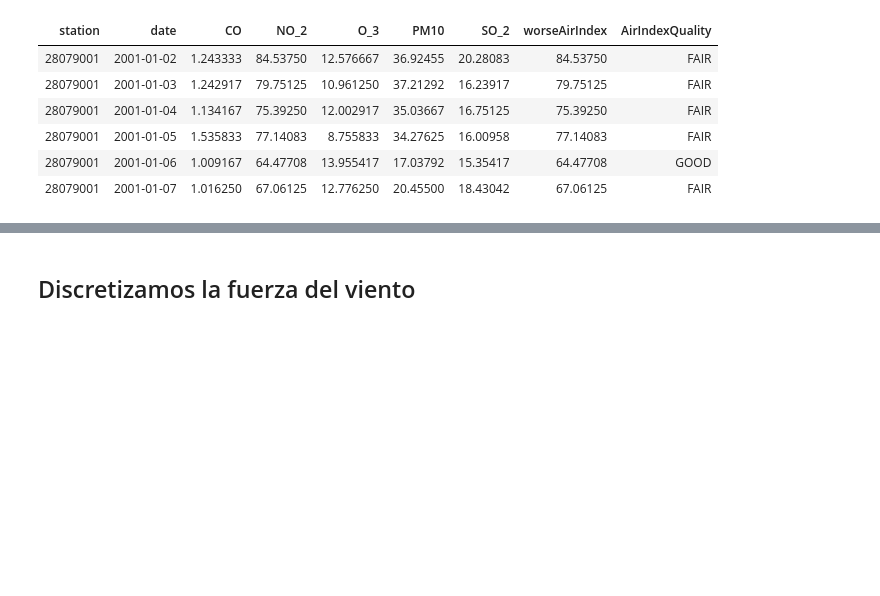
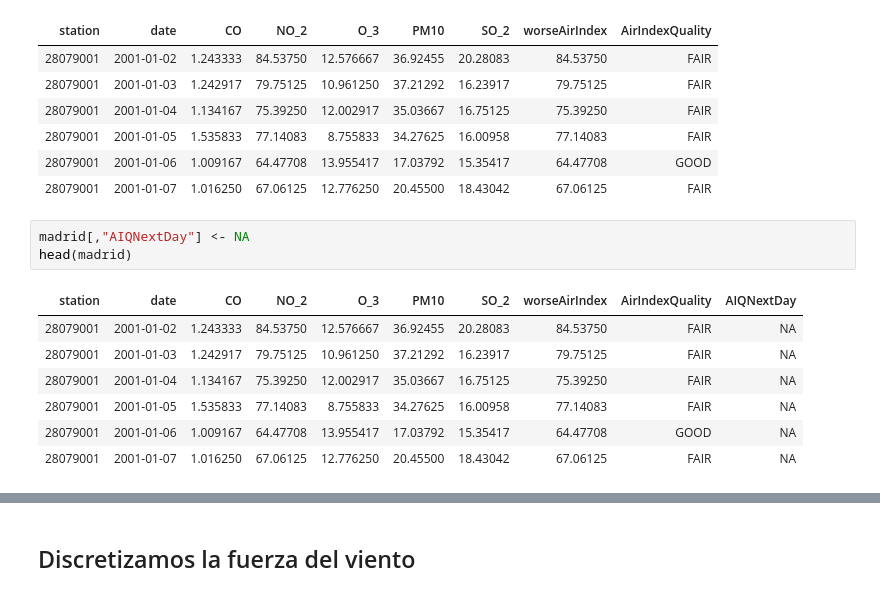
Before and after one commit to manumonforte/DataMining-BigDataParadigm, a Jupyter notebook: Estudio.ipynb, the cells around one changed output, grey strips where cells are left out. Saved outputs shown, nothing was run; the diff lists cells and outputs as text; blank space fills up the shorter version.

```diff
--- a/Estudio.ipynb
+++ b/Estudio.ipynb
@@ -506,3 +506,14 @@ head(madrid)
 | 28079001 | 2001-01-05 | 1.535833 | 77.14083 | 8.755833 | 34.27625 | 16.00958 | 77.14083 | FAIR |
 | 28079001 | 2001-01-06 | 1.009167 | 64.47708 | 13.955417 | 17.03792 | 15.35417 | 64.47708 | GOOD |
 | 28079001 | 2001-01-07 | 1.016250 | 67.06125 | 12.776250 | 20.45500 | 18.43042 | 67.06125 | FAIR |
+# %%
+madrid[,"AIQNextDay"] <- NA
+head(madrid)
+# %% [output]
+| station | date | CO | NO_2 | O_3 | PM10 | SO_2 | worseAirIndex | AirIndexQuality | AIQNextDay |
+| 28079001 | 2001-01-02 | 1.243333 | 84.53750 | 12.576667 | 36.92455 | 20.28083 | 84.53750 | FAIR | NA |
+| 28079001 | 2001-01-03 | 1.242917 | 79.75125 | 10.961250 | 37.21292 | 16.23917 | 79.75125 | FAIR | NA |
+| 28079001 | 2001-01-04 | 1.134167 | 75.39250 | 12.002917 | 35.03667 | 16.75125 | 75.39250 | FAIR | NA |
+| 28079001 | 2001-01-05 | 1.535833 | 77.14083 | 8.755833 | 34.27625 | 16.00958 | 77.14083 | FAIR | NA |
+| 28079001 | 2001-01-06 | 1.009167 | 64.47708 | 13.955417 | 17.03792 | 15.35417 | 64.47708 | GOOD | NA |
+| 28079001 | 2001-01-07 | 1.016250 | 67.06125 | 12.776250 | 20.45500 | 18.43042 | 67.06125 | FAIR | NA |
```
Also changed, not shown: parts of 2 cells of this notebook.
